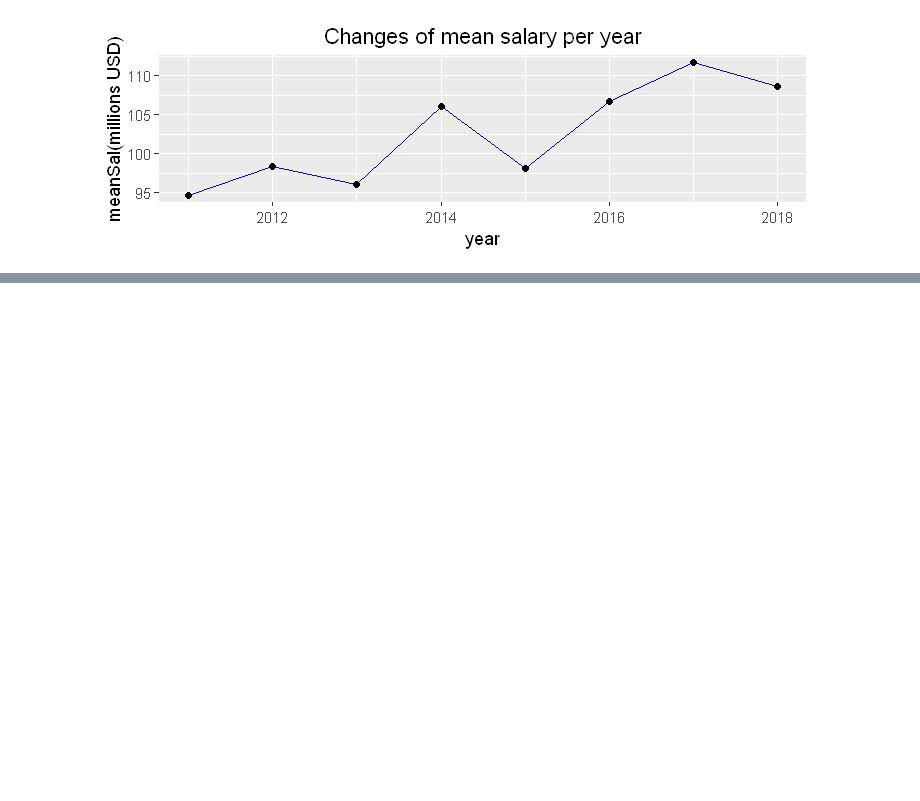
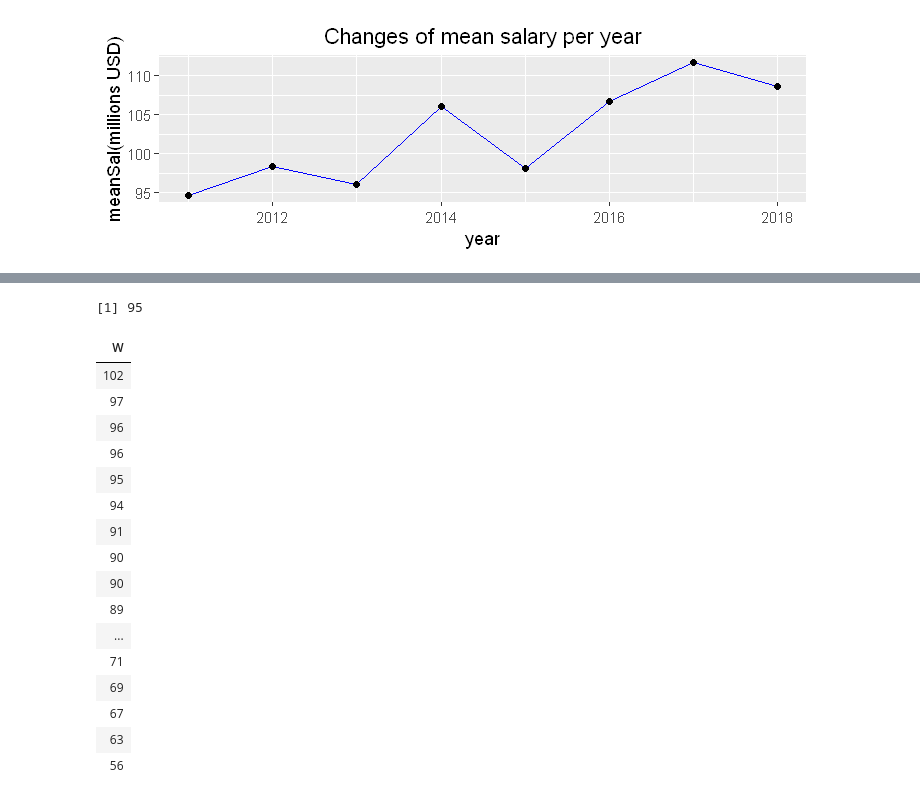
Before and after one commit to ntuken/MLB-baseball, a Jupyter notebook: Data Analysis.ipynb, the cells around one changed output, grey strips where cells are left out. Cells and saved outputs as stored; diff of their text form; code cells hidden in the pictures; blank space fills up the shorter version.

```diff
--- a/Data Analysis.ipynb
+++ b/Data Analysis.ipynb
@@ -108,0 +114,43 @@ ggplot(c, aes(x=as.factor(year), y=salary)) + geom_boxplot(outlier.colour="black
+# %%
+# 整理salList 成一個dataframe ,mutate new column---year ,column : X25.Man.Payroll
+tmp_data <- lapply(salList, function(x){colnames(x)[8] <- "Total.Payroll"; return(x)})
+names(tmp_data) <- 2011:2018
+
+for (i in 1 : length(tmp_data))
+{
+    tmp <- tmp_data[[i]][, c(1, 3, 8)]
+    tmp <- tmp %>% mutate(year = names(tmp_data)[i])
+    if(i == 1)
+    {
+        data <- tmp
+    }
+    else
+    {
+        data <- rbind(data,tmp)
+    }
+}
+
+data <- data[-61,]
+
+data[, 4] <- as.factor(data[, 4])
+subset(standingList[[2]], Team=="New York Yankees" & year==2012)
+standingList[[1]][which(standingList[[1]]$Team=="New York Yankees")]
+# %% [output]
+[1] 95
+| W |
+| 102 |
+| 97 |
+| 96 |
+| 96 |
+| 95 |
+| 94 |
+| 91 |
+| 90 |
+| 90 |
+| 89 |
+| ... |
+| 71 |
+| 69 |
+| 67 |
+| 63 |
+| 56 |
```
Also changed, not shown: parts of 7 cells of this notebook, 9 other files.
